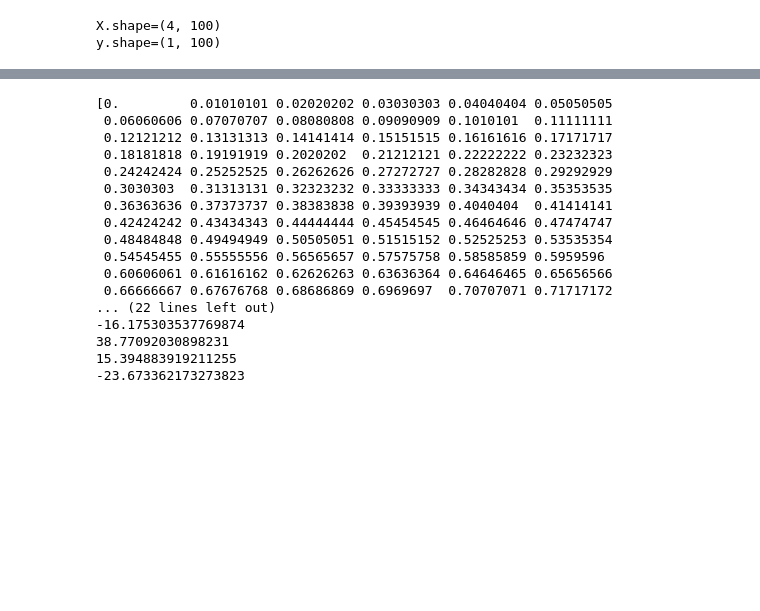
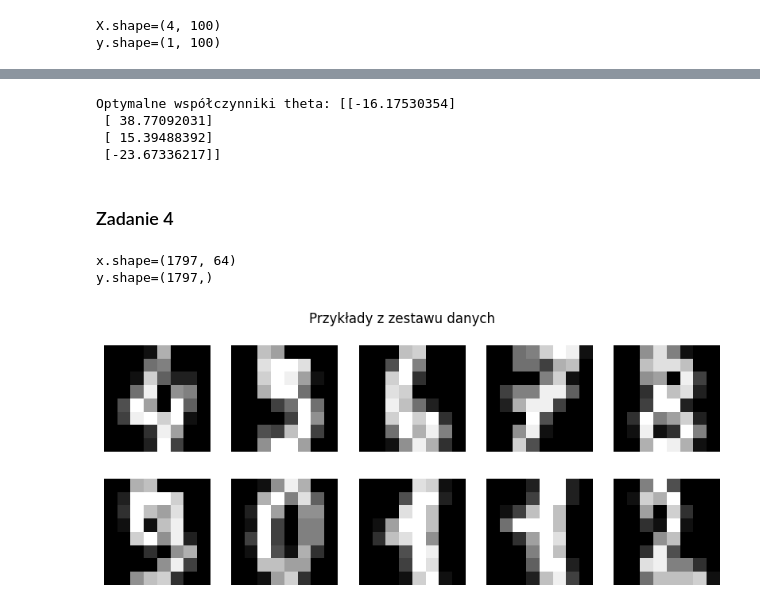
Before and after one commit to dawidswigut/Machine_Learning, a Jupyter notebook: Lab_3/Logistic_regression.ipynb, the cells around one changed output, grey strips where cells are left out. Saved outputs shown, nothing was run; the diff lists cells and outputs as text; code cells hidden in the pictures; blank space fills up the shorter version.

```diff
--- a/Lab_3/Logistic_regression.ipynb
+++ b/Lab_3/Logistic_regression.ipynb
@@ -240,26 +205,34 @@ plt.show()
-# %%
-print(x1_db)
-print(x2_db)
-
-print(theta[0, 0])
-print(theta[1, 0])
-print(theta[2, 0])
-print(theta[3, 0])
-# %% [output]
-[0.         0.01010101 0.02020202 0.03030303 0.04040404 0.05050505
- 0.06060606 0.07070707 0.08080808 0.09090909 0.1010101  0.11111111
- 0.12121212 0.13131313 0.14141414 0.15151515 0.16161616 0.17171717
- 0.18181818 0.19191919 0.2020202  0.21212121 0.22222222 0.23232323
- 0.24242424 0.25252525 0.26262626 0.27272727 0.28282828 0.29292929
- 0.3030303  0.31313131 0.32323232 0.33333333 0.34343434 0.35353535
- 0.36363636 0.37373737 0.38383838 0.39393939 0.4040404  0.41414141
- 0.42424242 0.43434343 0.44444444 0.45454545 0.46464646 0.47474747
- 0.48484848 0.49494949 0.50505051 0.51515152 0.52525253 0.53535354
- 0.54545455 0.55555556 0.56565657 0.57575758 0.58585859 0.5959596
- 0.60606061 0.61616162 0.62626263 0.63636364 0.64646465 0.65656566
- 0.66666667 0.67676768 0.68686869 0.6969697  0.70707071 0.71717172
-... (22 lines left out)
--16.175303537769874
-38.77092030898231
-15.394883919211255
--23.673362173273823
+# %%
+print("Optymalne współczynniki theta:", theta)
+# %% [output]
+Optymalne współczynniki theta: [[-16.17530354]
+ [ 38.77092031]
+ [ 15.39488392]
+ [-23.67336217]]
+# %% [markdown]
+### Zadanie 4
+# %%
+data = datasets.load_digits()
+y = data['target']
+x = data['data']
+print(f'{x.shape=}')
+print(f'{y.shape=}')
+# %% [output]
+x.shape=(1797, 64)
+y.shape=(1797,)
+# %%
+# Wybrane indeksy
+selected_indices = [4, 5, 6, 7, 8, 9, 10, 11, 21, 22]
+
+fig, axs = plt.subplots(2, 5, figsize=(10, 4))
+plt.suptitle('Przykłady z zestawu danych')
+
+for i, ax in enumerate(axs.flat):
+    ex = x[selected_indices[i], :]
+    ex = ex.reshape(8, 8)
+    ax.imshow(ex, cmap='gray')
+    ax.axis('off')
+
+plt.show()
+# %% [output]
+[figure, added]
```
Also changed, not shown: parts of 10 cells of this notebook.
